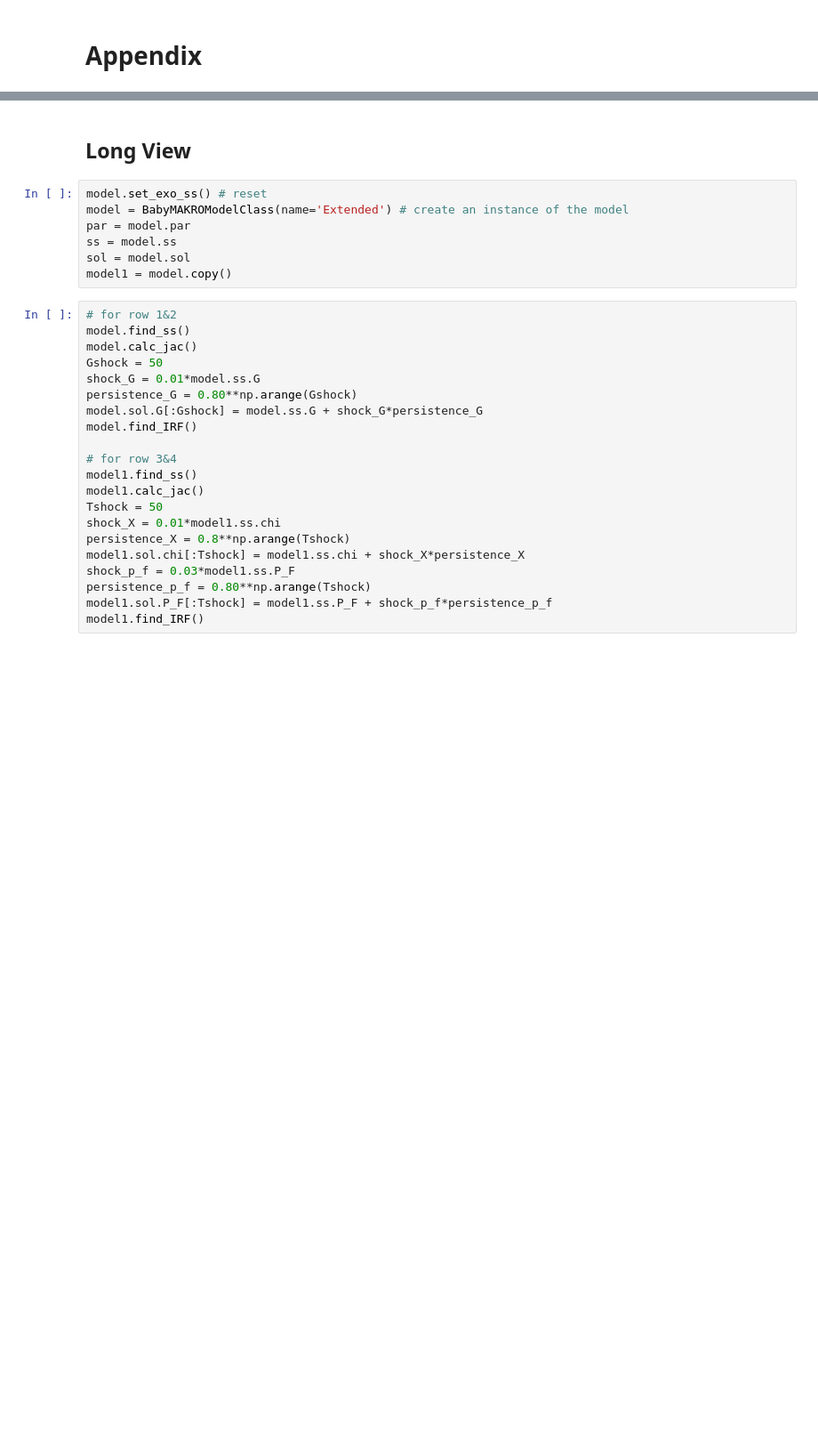
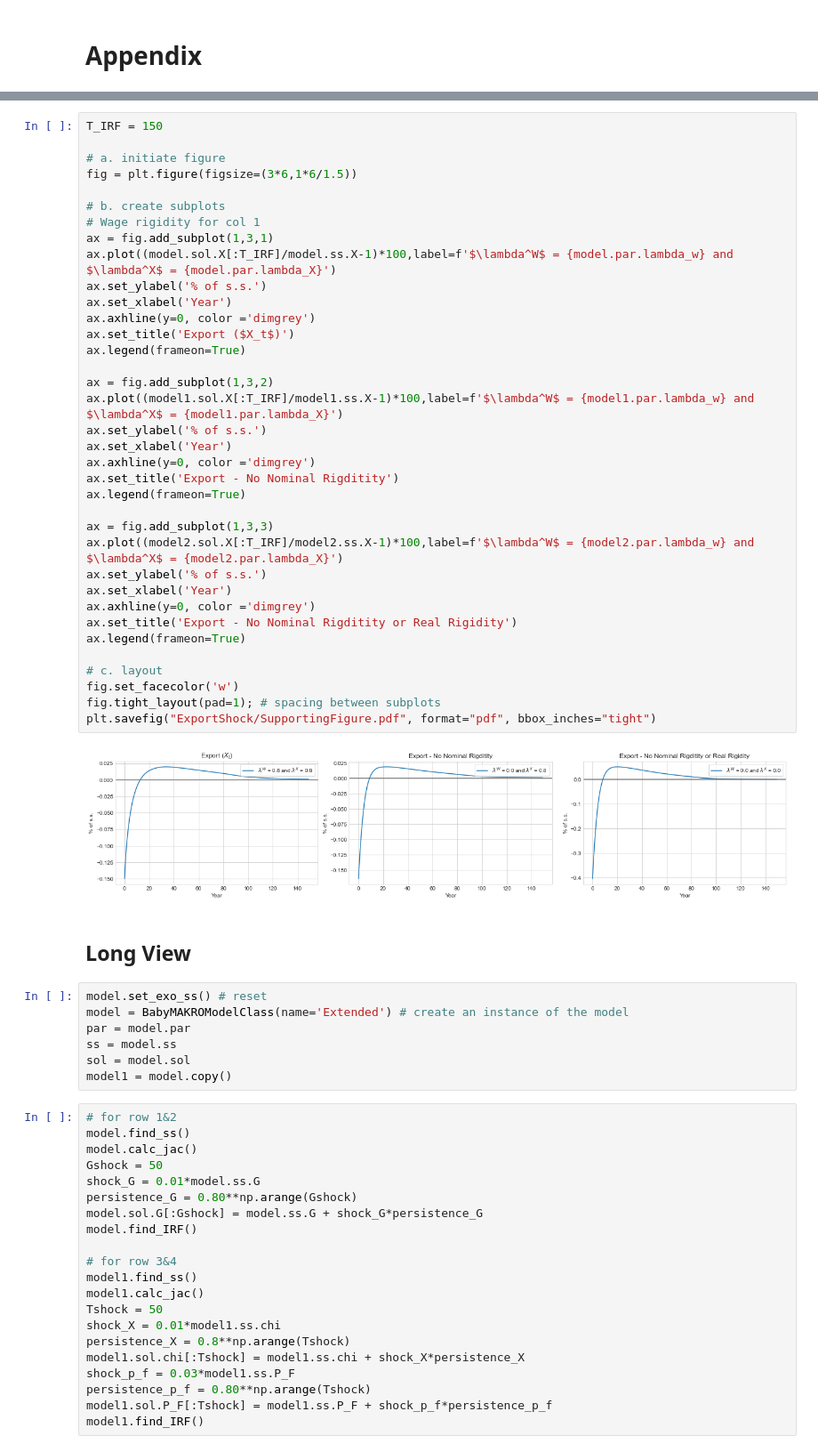
Before and after one commit to HansChristianPOLIT/MiniMAKRO, a Jupyter notebook: PublicShock.ipynb, the cells around one changed output, grey strips where cells are left out. Shown at 89% size. Drawn from its saved outputs; the diff is of its cells as text; blank space fills up the shorter version.

```diff
--- a/PublicShock.ipynb
+++ b/PublicShock.ipynb
@@ -277,3 +345,41 @@ plt.savefig("PublicShock/IRFs.pdf", format="pdf", bbox_inches="tight")
+# %%
+T_IRF = 150
+
+# a. initiate figure
+fig = plt.figure(figsize=(3*6,1*6/1.5))
+
+# b. create subplots
+# Wage rigidity for col 1
+ax = fig.add_subplot(1,3,1)
+ax.plot((model.sol.X[:T_IRF]/model.ss.X-1)*100,label=f'$\lambda^W$ = {model.par.lambda_w} and $\lambda^X$ = {model.par.lambda_X}')
+ax.set_ylabel('% of s.s.')
+ax.set_xlabel('Year')
+ax.axhline(y=0, color ='dimgrey')
+ax.set_title('Export ($X_t$)')
+ax.legend(frameon=True)
+
+ax = fig.add_subplot(1,3,2)
+ax.plot((model1.sol.X[:T_IRF]/model1.ss.X-1)*100,label=f'$\lambda^W$ = {model1.par.lambda_w} and $\lambda^X$ = {model1.par.lambda_X}')
+ax.set_ylabel('% of s.s.')
+ax.set_xlabel('Year')
+ax.axhline(y=0, color ='dimgrey')
+ax.set_title('Export - No Nominal Rigditity')
+ax.legend(frameon=True)
+
+ax = fig.add_subplot(1,3,3)
+ax.plot((model2.sol.X[:T_IRF]/model2.ss.X-1)*100,label=f'$\lambda^W$ = {model2.par.lambda_w} and $\lambda^X$ = {model2.par.lambda_X}')
+ax.set_ylabel('% of s.s.')
+ax.set_xlabel('Year')
+ax.axhline(y=0, color ='dimgrey')
+ax.set_title('Export - No Nominal Rigditity or Real Rigidity')
+ax.legend(frameon=True)
+
+# c. layout
+fig.set_facecolor('w')
+fig.tight_layout(pad=1); # spacing between subplots
+plt.savefig("ExportShock/SupportingFigure.pdf", format="pdf", bbox_inches="tight")
+# %% [output]
+[figure, added]
 # %% [markdown]
 ## Long View
 # %%
```
Also changed, not shown: parts of 34 cells of this notebook, 22 other files.
